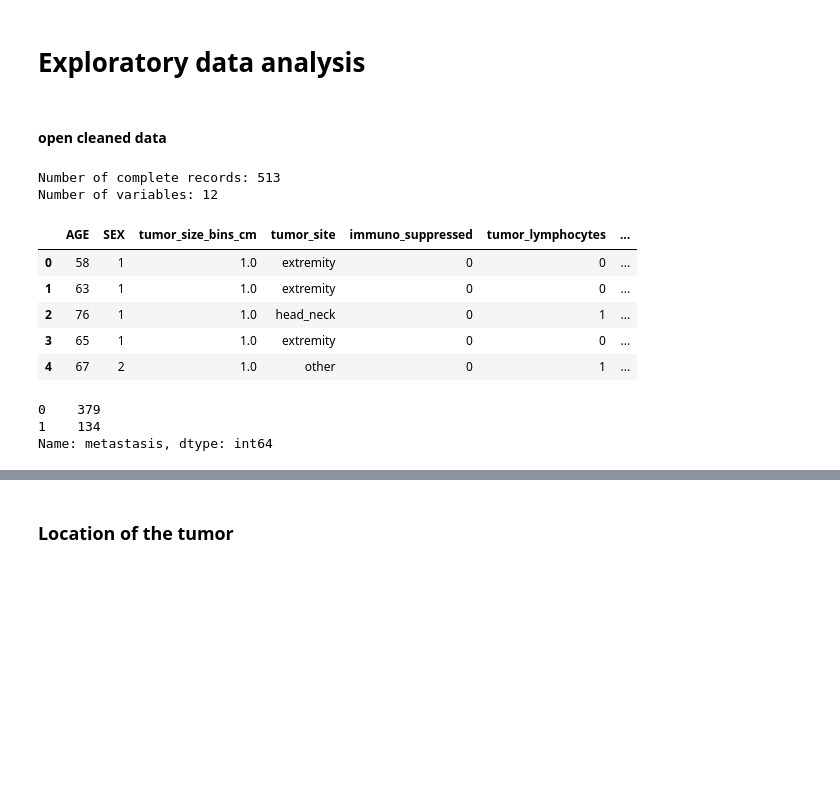
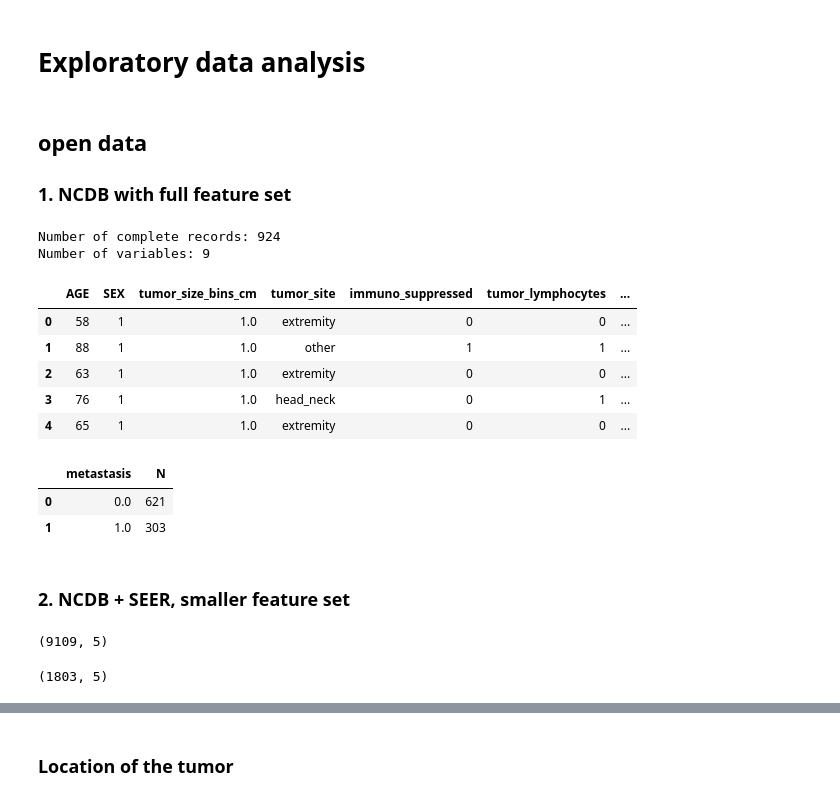
Before and after one commit to mvantieghem/mcc_metastasis, a Jupyter notebook: notebooks/02_exploring_data.ipynb, the cells around one changed output, grey strips where cells are left out. Drawn from its saved outputs; the diff is of its cells as text; code cells hidden in the pictures; blank space fills up the shorter version.

```diff
--- a/notebooks/02_exploring_data.ipynb
+++ b/notebooks/02_exploring_data.ipynb
@@ -12,23 +17,36 @@ import matplotlib.pyplot as plt
 # %% [markdown]
-#### open cleaned data
+## open data
+### 1. NCDB with full feature set
+# %%
+df = pd.read_csv("../data/cleaned/NCDB_cleaned_N924.csv")
 # %%
-df = pd.read_csv("../data/cleaned/NCDB_cleaned_N1348.csv")
 print("Number of complete records: {}".format(df.shape[0]))
 print("Number of variables: {}".format(df.shape[1]))
 df.head()
 # %% [output]
-Number of complete records: 513
-Number of variables: 12
+Number of complete records: 924
+Number of variables: 9
 |  | AGE | SEX | tumor_size_bins_cm | tumor_site | immuno_suppressed | tumor_lymphocytes | ... |
 | 0 | 58 | 1 | 1.0 | extremity | 0 | 0 | ... |
-| 1 | 63 | 1 | 1.0 | extremity | 0 | 0 | ... |
-| 2 | 76 | 1 | 1.0 | head_neck | 0 | 1 | ... |
-| 3 | 65 | 1 | 1.0 | extremity | 0 | 0 | ... |
-| 4 | 67 | 2 | 1.0 | other | 0 | 1 | ... |
+| 1 | 88 | 1 | 1.0 | other | 1 | 1 | ... |
+| 2 | 63 | 1 | 1.0 | extremity | 0 | 0 | ... |
+| 3 | 76 | 1 | 1.0 | head_neck | 0 | 1 | ... |
+| 4 | 65 | 1 | 1.0 | extremity | 0 | 0 | ... |
-# %%
-# outcome variable
-df.metastasis.value_counts()
-# %% [output]
-0    379
-1    134
-Name: metastasis, dtype: int64
+# %%
+custom_funcs.N_table(df, df['metastasis'])
+# %% [output]
+|  | metastasis | N |
+| 0 | 0.0 | 621 |
+| 1 | 1.0 | 303 |
+# %% [markdown]
+### 2.  NCDB + SEER, smaller feature set
+# %%
+NCDB2 = pd.read_csv("../data/cleaned/NCDB_cleaned_for_SEER_merge.csv")
+SEER = pd.read_csv("../data/cleaned/SEER_cleaned_for_NCDB_merge.csv")
+NCDB2.shape
+# %% [output]
+(9109, 5)
+# %%
+SEER.shape
+# %% [output]
+(1803, 5)
```
Also changed, not shown: parts of 30 cells of this notebook, 5 other files.
